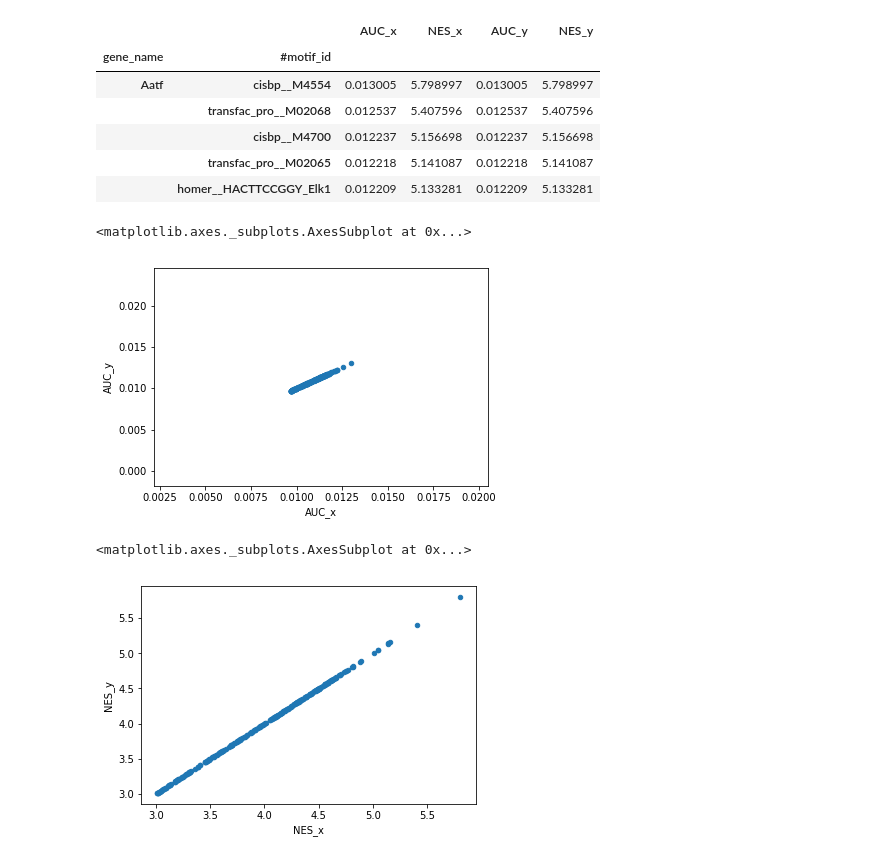
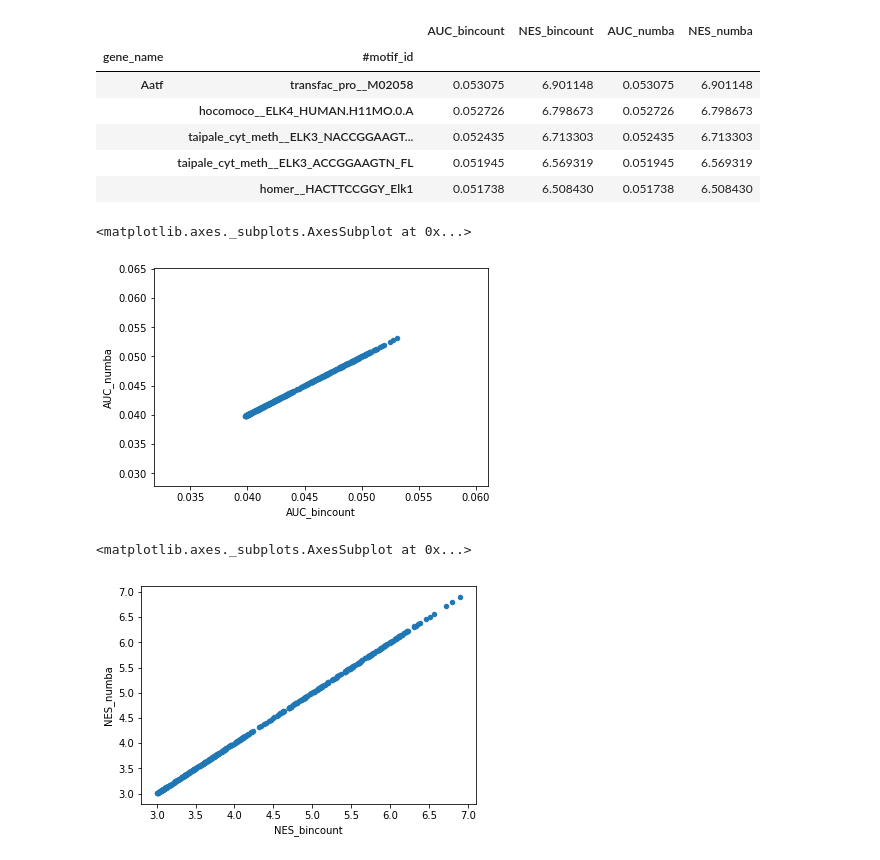
Before and after one commit to aertslab/pySCENIC, a Jupyter notebook: notebooks/Recovery phase - Assess different implementations.ipynb, the cells around one changed output. Drawn from its saved outputs; the diff is of its cells as text; code cells hidden in the pictures.

```diff
--- a/notebooks/Recovery phase - Assess different implementations.ipynb
+++ b/notebooks/Recovery phase - Assess different implementations.ipynb
@@ -37,5 +48,7 @@ motif_annotations = load_motif_annotations(MOTIF_ANNOTATIONS_FNAME)
 # %%
 total_genes = 100
-rank_threshold = 8
+auc_rank_threshold = 8
 ranking = np.asarray([2, 4, 6])
-auc_max = 1.0
+weights = np.ones(len(ranking))
+auc_max = 1.0 # Disable normalization.
+correct_auc = 12.0
@@ -55,38 +75,41 @@ np.cumsum(np.bincount(np.append(ranking, np.full((1,), total_genes)))[:rank_thre
 COLUMN_NAME_NES = "NES"
 COLUMN_NAME_AUC = "AUC"
 # %%
-def impl1(db, module):
+def impl_bincount(db, module, weighted_recovery=False, rank_threshold=1500, auc_threshold=0.05, nes_threshold=3.0):
     # Load rank of genes from database.
     df = db.load(module)
     features, genes, rankings = df.index.values, df.columns.values, df.values
+    weights = np.asarray([module[gene] for gene in genes]) if weighted_recovery else np.ones(len(genes))
 
     # Calculate recovery curves, AUC and NES values.
-    rccs, aucs = recovery(df, db.total_genes, np.full(len(genes), 1.0), rank_threshold=1500, auc_threshold=0.01)
+    rccs, aucs = recovery(df, db.total_genes, weights, rank_threshold, auc_threshold)
     ness = (aucs - aucs.mean()) / aucs.std()
 
-    enriched_features_idx = ness >= 3.0
+    # Keep only features that are enriched, i.e. NES sufficiently high.
+    enriched_features_idx = ness >= nes_threshold
     enriched_features = pd.DataFrame(index=pd.MultiIndex.from_tuples(list(zip(repeat(module.transcription_factor),
                                                                               features[enriched_features_idx])),
                                                                      names=["gene_name", "#motif_id"]),
                                      data={COLUMN_NAME_NES: ness[enriched_features_idx],
                                            COLUMN_NAME_AUC: aucs[enriched_features_idx]})
-
     return enriched_features
 # %%
-def impl2(db, module):
+def impl_numba(db, module, weighted_recovery=False, rank_threshold=1500, auc_threshold=0.05, nes_threshold=3.0):
     # Load rank of genes from database.
     df = db.load(module)
     features, genes, rankings = df.index.values, df.columns.values, df.values
+    weights = np.asarray([module[gene] for gene in genes]) if weighted_recovery else np.ones(len(genes))
 
     # Calculate recovery curves, AUC and NES values.
-    aucs = calc_aucs(df, db.total_genes, rank_threshold=1500, auc_threshold=0.01)
+    # For fast unweighted implementation so weights to None.
+    aucs = calc_aucs(df, db.total_genes, weights if weighted_recovery else None, rank_threshold, auc_threshold)
     ness = (aucs - aucs.mean()) / aucs.std()
 
-    enriched_features_idx = ness >= 3.0
+    # Keep only features that are enriched, i.e. NES sufficiently high.
+    enriched_features_idx = ness >= nes_threshold
     enriched_features = pd.DataFrame(index=pd.MultiIndex.from_tuples(list(zip(repeat(module.transcription_factor),
                                                                               features[enriched_features_idx])),
                                                                      names=["gene_name", "#motif_id"]),
                                      data={COLUMN_NAME_NES: ness[enriched_features_idx],
                                            COLUMN_NAME_AUC: aucs[enriched_features_idx]})
-
     return enriched_features
@@ -119,20 +116,24 @@ df = pd.merge(df1, df2, how='inner', left_index=True, right_index=True)
+# %%
+df2 = impl_numba(dbs[0], modules[0]).sort_values(by=COLUMN_NAME_NES, ascending=False)
+df1 = impl_bincount(dbs[0], modules[0]).sort_values(by=COLUMN_NAME_NES, ascending=False)
+df = pd.merge(df1, df2, how='inner', left_index=True, right_index=True, suffixes=('_bincount', '_numba'))
 # %%
 df.head()
 # %% [output]
-|  |  | AUC_x | NES_x | AUC_y | NES_y |
+|  |  | AUC_bincount | NES_bincount | AUC_numba | NES_numba |
 | gene_name | #motif_id |  |  |  |  |
-| Aatf | cisbp__M4554 | 0.013005 | 5.798997 | 0.013005 | 5.798997 |
-|  | transfac_pro__M02068 | 0.012537 | 5.407596 | 0.012537 | 5.407596 |
-|  | cisbp__M4700 | 0.012237 | 5.156698 | 0.012237 | 5.156698 |
-|  | transfac_pro__M02065 | 0.012218 | 5.141087 | 0.012218 | 5.141087 |
-|  | homer__HACTTCCGGY_Elk1 | 0.012209 | 5.133281 | 0.012209 | 5.133281 |
+| Aatf | transfac_pro__M02058 | 0.053075 | 6.901148 | 0.053075 | 6.901148 |
+|  | hocomoco__ELK4_HUMAN.H11MO.0.A | 0.052726 | 6.798673 | 0.052726 | 6.798673 |
+|  | taipale_cyt_meth__ELK3_NACCGGAAGT... | 0.052435 | 6.713303 | 0.052435 | 6.713303 |
+|  | taipale_cyt_meth__ELK3_ACCGGAAGTN_FL | 0.051945 | 6.569319 | 0.051945 | 6.569319 |
+|  | homer__HACTTCCGGY_Elk1 | 0.051738 | 6.508430 | 0.051738 | 6.508430 |
 # %%
-df.plot.scatter(x='AUC_x', y='AUC_y')
+df.plot.scatter(x='AUC_bincount', y='AUC_numba')
 # %% [output]
 <matplotlib.axes._subplots.AxesSubplot at 0x...>
-[figure, old version]
+[figure, new version]
 # %%
-df.plot.scatter(x='NES_x', y='NES_y')
+df.plot.scatter(x='NES_bincount', y='NES_numba')
 # %% [output]
 <matplotlib.axes._subplots.AxesSubplot at 0x...>
-[figure, old version]
+[figure, new version]
```
Also changed, not shown: parts of 26 cells of this notebook, 2 other files.
